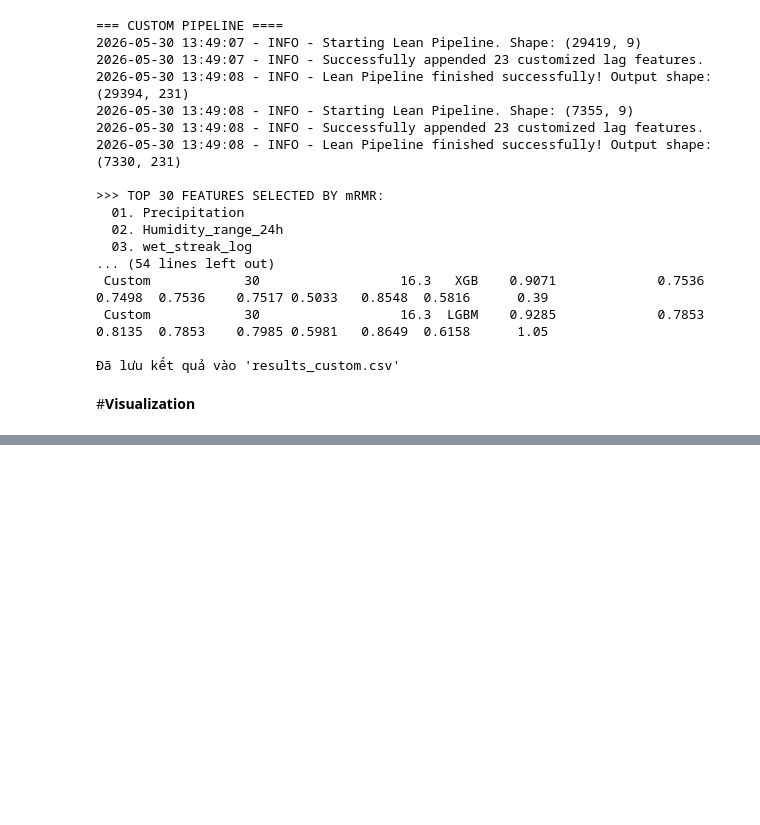
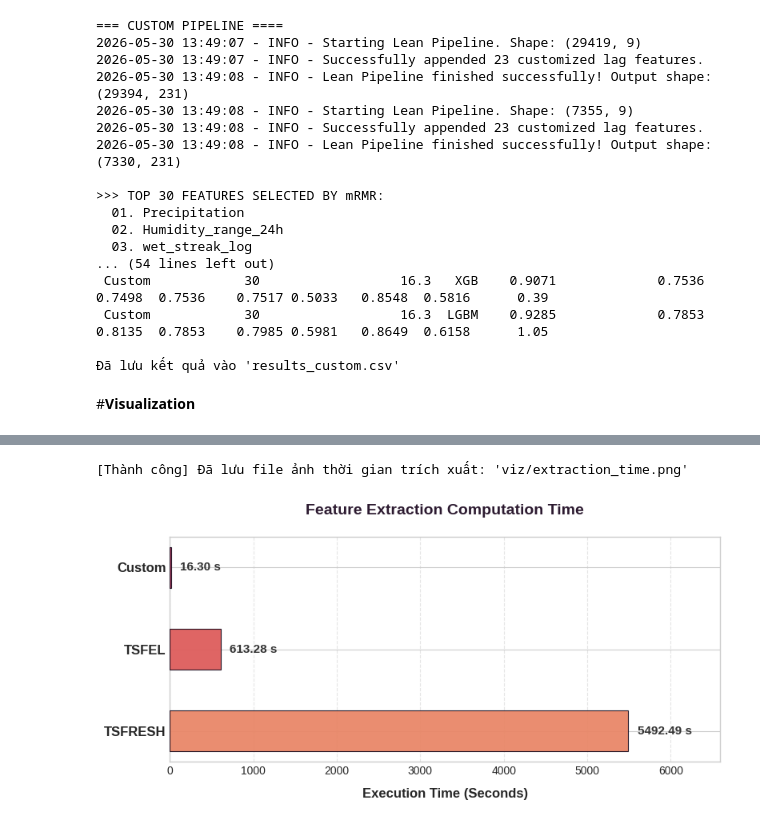
Before and after one commit to HKRM1006/S252, a Jupyter notebook: notebook/main.ipynb, the cells around one changed output, grey strips where cells are left out. Saved outputs shown, nothing was run; the diff lists cells and outputs as text; code cells hidden in the pictures; blank space fills up the shorter version.

```diff
--- a/notebook/main.ipynb
+++ b/notebook/main.ipynb
@@ -203,0 +410,5 @@ plot_inference_time(df_final,"viz/inference_time.png")
+# %%
+plot_extraction_time(df_final,"viz/extraction_time.png")
+# %% [output]
+[Thành công] Đã lưu file ảnh thời gian trích xuất: 'viz/extraction_time.png'
+[figure, added]
```
Also changed, not shown: parts of 10 cells of this notebook.
